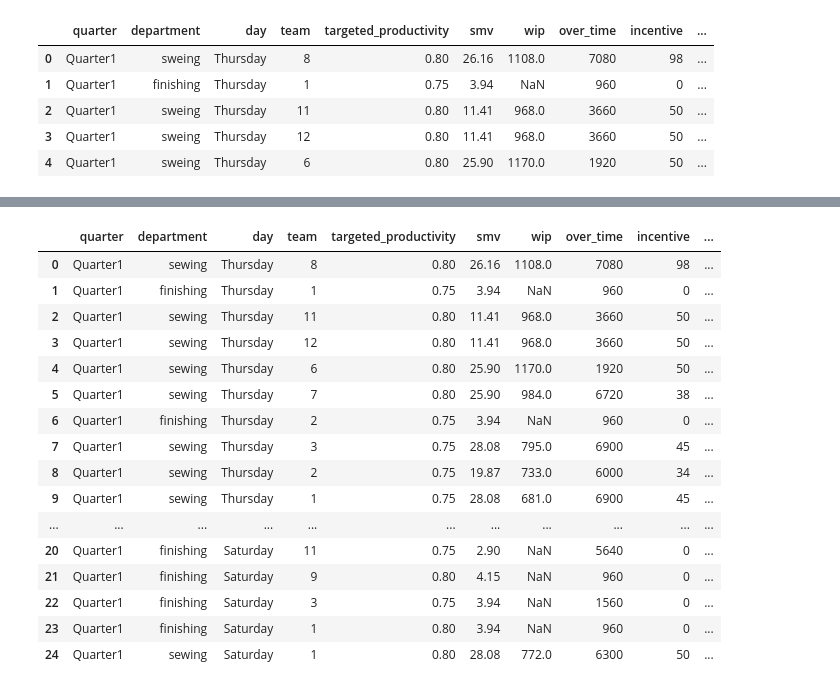
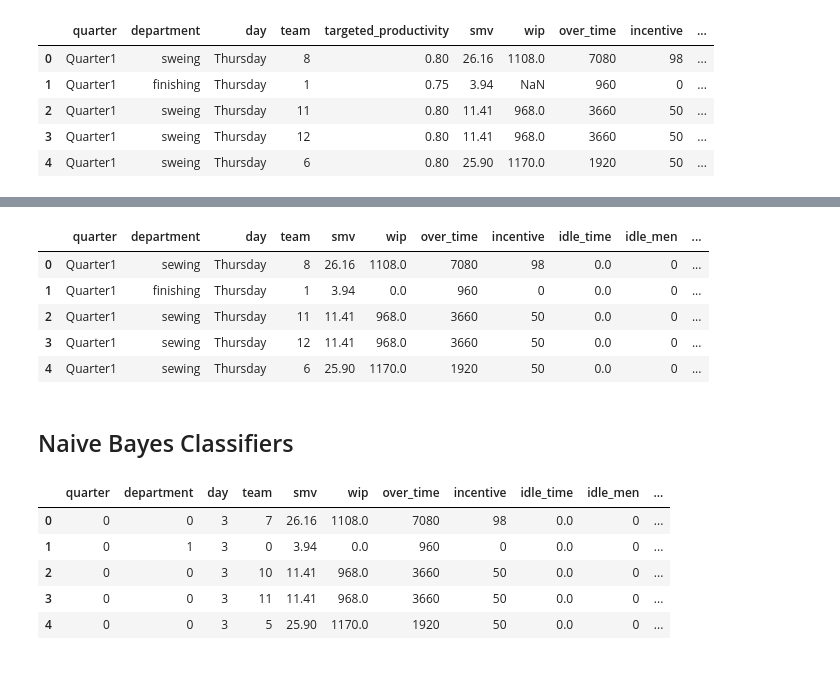
Before and after one commit to XiaoBaoBao719/ECS-171, a Jupyter notebook: Homework 2/Homework 2.ipynb, the cells around one changed output, grey strips where cells are left out. Cells and saved outputs as stored; diff of their text form; code cells hidden in the pictures.

```diff
--- a/Homework 2/Homework 2.ipynb
+++ b/Homework 2/Homework 2.ipynb
@@ -50,45 +57,42 @@ print(days, quarters, depts, teams, sep="\n")
 [1, 2, 3, 4, 5, 6, 7, 8, 9, 10, 11, 12]
 # %%
 df.groupby(df.columns, 1, sort=False).first()
-column = pd.Series(df['department'])
-column.str.replace('sweing ', 'sewing')
 
-df['department'] = df['department'].str.replace('sweing', 'sewing')
-df['department'] = df['department'].str.replace('finishing ', 'finishing')
+
+#column = pd.Series(df['department']).str.replace('sweing ', 'sewing')
+
+df['department'] = df['department'].astype(str).str.replace('sweing', 'sewing')
+df['department'] = df['department'].astype(str).str.replace('finishing ', 'finishing')
 
 #Add target column 'satisfied'
 zeros = pd.Series(np.zeros(df.shape[0],))
 df['satisfied'] = zeros
 
 def eval_satisfied(actual, targeted):
     if(actual  >= targeted):
         return 1
     else:
         return 0
 
 for index, row in df.iterrows():
     actual = row['actual_productivity']
     target = row['targeted_productivity']
     #print(act_perf, tar_perf)
     #print(row['satisfied'])
     #print(eval_satisfied(actual, target))
     df.at[index, 'satisfied'] = eval_satisfied(actual, target)
-df.head(25)
+
+#replace all NaN values as zero with numpy
+df['wip'] = df['wip'].replace(np.nan, 0)
+df.drop(['targeted_productivity', 'actual_productivity'], axis=1, inplace=True)
+
+df.head()
 # %% [output]
-|  | quarter | department | day | team | targeted_productivity | smv | wip | over_time | incentive | ... |
-| 0 | Quarter1 | sewing | Thursday | 8 | 0.80 | 26.16 | 1108.0 | 7080 | 98 | ... |
-| 1 | Quarter1 | finishing | Thursday | 1 | 0.75 | 3.94 | NaN | 960 | 0 | ... |
-| 2 | Quarter1 | sewing | Thursday | 11 | 0.80 | 11.41 | 968.0 | 3660 | 50 | ... |
-| 3 | Quarter1 | sewing | Thursday | 12 | 0.80 | 11.41 | 968.0 | 3660 | 50 | ... |
-| 4 | Quarter1 | sewing | Thursday | 6 | 0.80 | 25.90 | 1170.0 | 1920 | 50 | ... |
-| 5 | Quarter1 | sewing | Thursday | 7 | 0.80 | 25.90 | 984.0 | 6720 | 38 | ... |
-| 6 | Quarter1 | finishing | Thursday | 2 | 0.75 | 3.94 | NaN | 960 | 0 | ... |
-| 7 | Quarter1 | sewing | Thursday | 3 | 0.75 | 28.08 | 795.0 | 6900 | 45 | ... |
-| 8 | Quarter1 | sewing | Thursday | 2 | 0.75 | 19.87 | 733.0 | 6000 | 34 | ... |
-| 9 | Quarter1 | sewing | Thursday | 1 | 0.75 | 28.08 | 681.0 | 6900 | 45 | ... |
-| ... | ... | ... | ... | ... | ... | ... | ... | ... | ... | ... |
-| 20 | Quarter1 | finishing | Saturday | 11 | 0.75 | 2.90 | NaN | 5640 | 0 | ... |
-| 21 | Quarter1 | finishing | Saturday | 9 | 0.80 | 4.15 | NaN | 960 | 0 | ... |
-| 22 | Quarter1 | finishing | Saturday | 3 | 0.75 | 3.94 | NaN | 1560 | 0 | ... |
-| 23 | Quarter1 | finishing | Saturday | 1 | 0.80 | 3.94 | NaN | 960 | 0 | ... |
-| 24 | Quarter1 | sewing | Saturday | 1 | 0.80 | 28.08 | 772.0 | 6300 | 50 | ... |
+|  | quarter | department | day | team | smv | wip | over_time | incentive | idle_time | idle_men | ... |
+| 0 | Quarter1 | sewing | Thursday | 8 | 26.16 | 1108.0 | 7080 | 98 | 0.0 | 0 | ... |
+| 1 | Quarter1 | finishing | Thursday | 1 | 3.94 | 0.0 | 960 | 0 | 0.0 | 0 | ... |
+| 2 | Quarter1 | sewing | Thursday | 11 | 11.41 | 968.0 | 3660 | 50 | 0.0 | 0 | ... |
+| 3 | Quarter1 | sewing | Thursday | 12 | 11.41 | 968.0 | 3660 | 50 | 0.0 | 0 | ... |
+| 4 | Quarter1 | sewing | Thursday | 6 | 25.90 | 1170.0 | 1920 | 50 | 0.0 | 0 | ... |
+# %% [markdown]
+## Naive Bayes Classifiers
@@ -94,0 +106,17 @@ df.head(25)
+# %%
+remap_categorical = {
+    "quarter": {"Quarter1": 0, "Quarter2": 1, "Quarter3": 2, "Quarter4": 3, "Quarter5": 4},
+    "department": {"sewing": 0, "finishing": 1 },
+    "day": {"Monday": 0, "Tuesday": 1, "Wednesday": 2, "Thursday": 3, "Friday": 4, "Saturday": 5, "Sunday": 6},
+}
+
+#display(remap_categorical)
+df.replace(remap_categorical, inplace=True)
+display(df.head())
+# %% [output]
+|  | quarter | department | day | team | smv | wip | over_time | incentive | idle_time | idle_men | ... |
+| 0 | 0 | 0 | 3 | 7 | 26.16 | 1108.0 | 7080 | 98 | 0.0 | 0 | ... |
+| 1 | 0 | 1 | 3 | 0 | 3.94 | 0.0 | 960 | 0 | 0.0 | 0 | ... |
+| 2 | 0 | 0 | 3 | 10 | 11.41 | 968.0 | 3660 | 50 | 0.0 | 0 | ... |
+| 3 | 0 | 0 | 3 | 11 | 11.41 | 968.0 | 3660 | 50 | 0.0 | 0 | ... |
+| 4 | 0 | 0 | 3 | 5 | 25.90 | 1170.0 | 1920 | 50 | 0.0 | 0 | ... |
```
Also changed, not shown: parts of 23 cells of this notebook.
